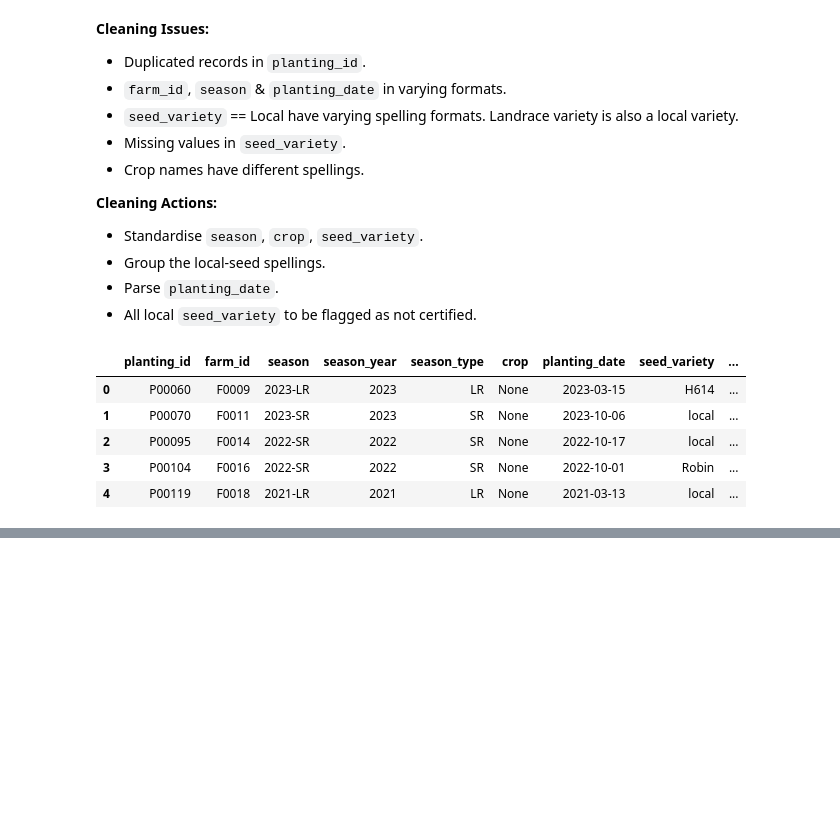
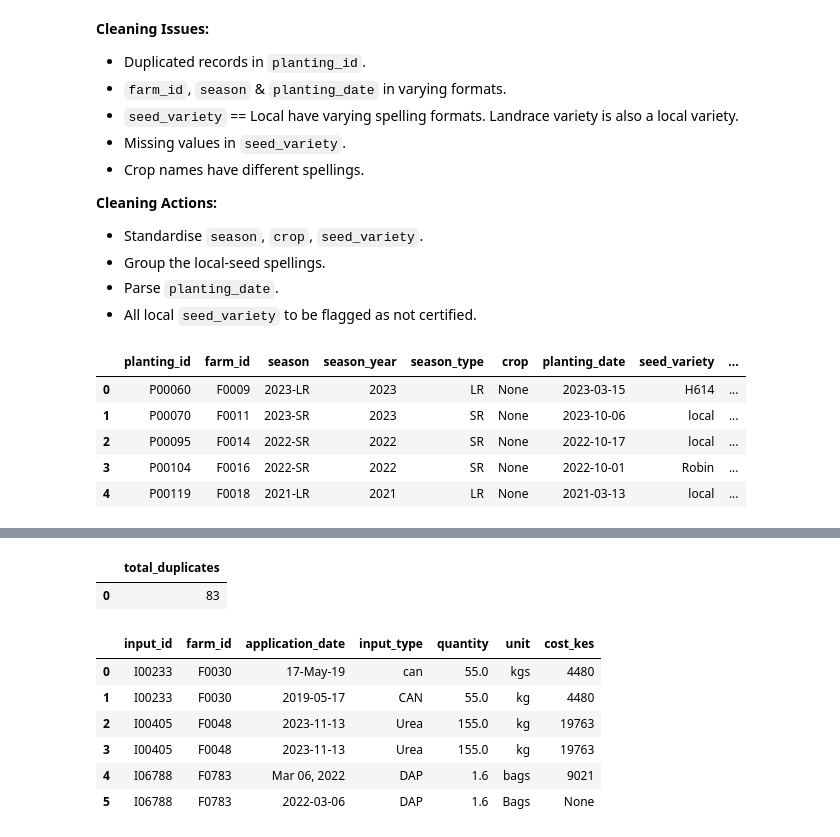
Before and after one commit to edi-kanyua/Predictive-Modeling-in-Agriculture, a Jupyter notebook: Agriculture_ELT.ipynb, the cells around one changed output, grey strips where cells are left out. Drawn from its saved outputs; the diff is of its cells as text; code cells hidden in the pictures; blank space fills up the shorter version.

Commit message:
Transformed & staged inputs table

```diff
--- a/Agriculture_ELT.ipynb
+++ b/Agriculture_ELT.ipynb
@@ -598,0 +618,37 @@ conn.sql("SELECT * FROM staging.plantings LIMIT 5").df()
+# %%
+# Explore duplicates in input_id
+conn.sql(
+    """
+    SELECT COUNT(*) AS total_duplicates
+    FROM
+      (SELECT input_id,
+        COUNT(input_id) AS occurrence_count
+      FROM raw.inputs
+      GROUP BY 1
+      HAVING occurrence_count > 1) AS sub
+    """
+).df()
+# %% [output]
+|  | total_duplicates |
+| 0 | 83 |
+# %%
+# Explore the duplicates further
+conn.sql(
+    """
+    SELECT *
+      EXCLUDE (source_file, loaded_at)
+    FROM raw.inputs
+    WHERE input_id IN ('I00233', 'I00405', 'I06788')
+    ORDER BY input_id
+    """
+).df()
+
+# VERDICT: Remove duplicated records.
+# %% [output]
+|  | input_id | farm_id | application_date | input_type | quantity | unit | cost_kes |
+| 0 | I00233 | F0030 | 17-May-19 | can | 55.0 | kgs | 4480 |
+| 1 | I00233 | F0030 | 2019-05-17 | CAN | 55.0 | kg | 4480 |
+| 2 | I00405 | F0048 | 2023-11-13 | Urea | 155.0 | kg | 19763 |
+| 3 | I00405 | F0048 | 2023-11-13 | Urea | 155.0 | kg | 19763 |
+| 4 | I06788 | F0783 | Mar 06, 2022 | DAP | 1.6 | bags | 9021 |
+| 5 | I06788 | F0783 | 2022-03-06 | DAP | 1.6 | Bags | None |
```
Also changed, not shown: parts of 7 cells of this notebook.
